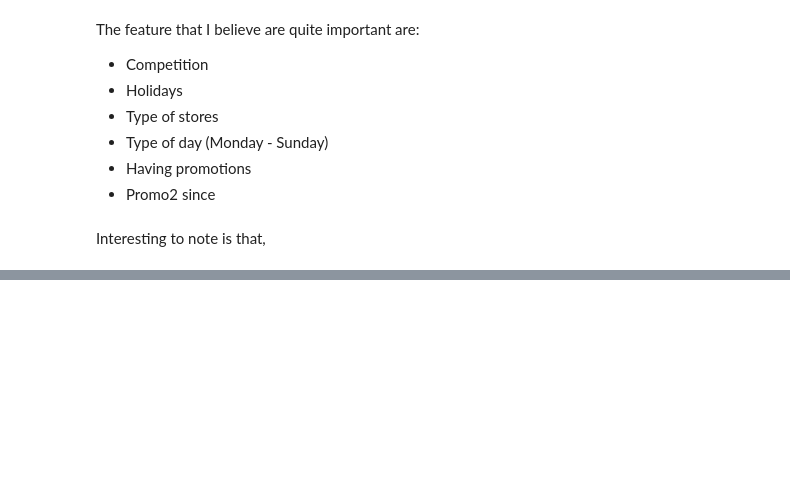
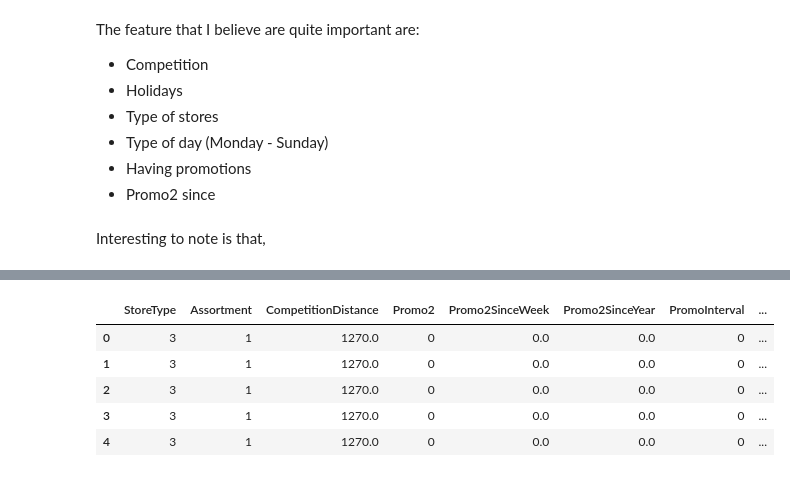
Before and after one commit to HooDeLin/CS3244-Homework-3, a Jupyter notebook: CS3244 Homework 3.ipynb, the cells around one changed output, grey strips where cells are left out. Drawn from its saved outputs; the diff is of its cells as text; code cells hidden in the pictures; blank space fills up the shorter version.

```diff
--- a/CS3244 Homework 3.ipynb
+++ b/CS3244 Homework 3.ipynb
@@ -64,0 +156,27 @@ testDataSanitized =
+# %%
+# 1. Replace all NaN values with 0
+# 2. Map all character to integers
+
+# For mapping StateHoliday, StoreType, Assortment to integers
+mapCharToInt = {'0': 0, 'a': 1, 'b': 2, 'c': 3, 'd': 4}
+mapPromoIntervalToInt = {'Jan': 1, 'Feb': 2, 'Mar': 3, 'Apr': 4, 'May': 5, 'Jun': 6, 'Jul': 7,
+                        'Aug': 8, 'Sept': 9, 'Oct': 10, 'Nov': 11, 'Dec': 12}
+def clean_data():
+    storeDataUnsanitized.fillna(0, inplace=True)
+    trainData.fillna(0, inplace=True)
+    testData.fillna(0, inplace=True)
+
+    storeDataUnsanitized.replace(mapCharToInt, inplace=True)
+    trainData.replace(mapCharToInt, inplace=True)
+    testData.replace(mapCharToInt, inplace=True)
+    return (storeDataUnsanitized, trainData, testData)
+# %%
+storeDataSanitized, trainDataSanitized, testDataSanitized = clean_data()
+trainDataSanitized.head()
+# %% [output]
+|  | StoreType | Assortment | CompetitionDistance | Promo2 | Promo2SinceWeek | Promo2SinceYear | PromoInterval | ... |
+| 0 | 3 | 1 | 1270.0 | 0 | 0.0 | 0.0 | 0 | ... |
+| 1 | 3 | 1 | 1270.0 | 0 | 0.0 | 0.0 | 0 | ... |
+| 2 | 3 | 1 | 1270.0 | 0 | 0.0 | 0.0 | 0 | ... |
+| 3 | 3 | 1 | 1270.0 | 0 | 0.0 | 0.0 | 0 | ... |
+| 4 | 3 | 1 | 1270.0 | 0 | 0.0 | 0.0 | 0 | ... |
```
Also changed, not shown: parts of 19 cells of this notebook, 2 other files.
